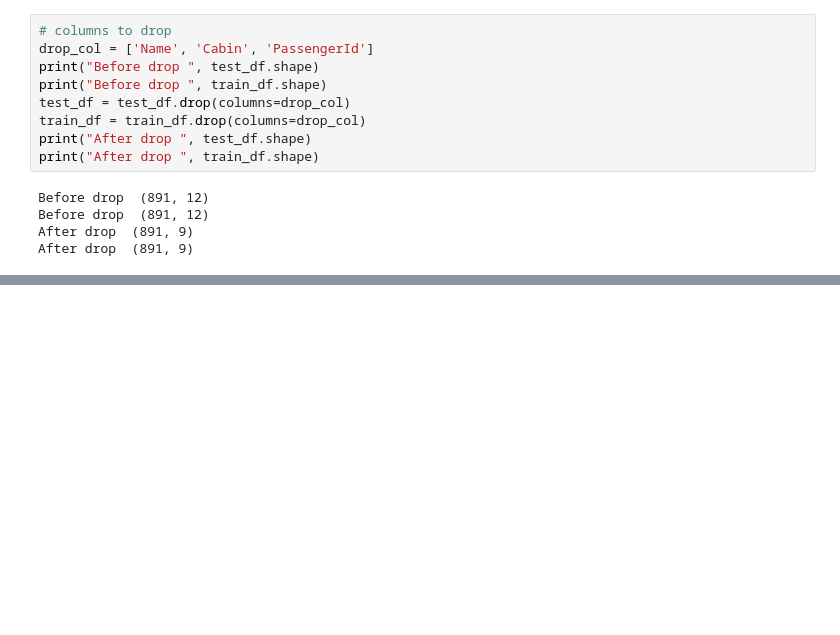
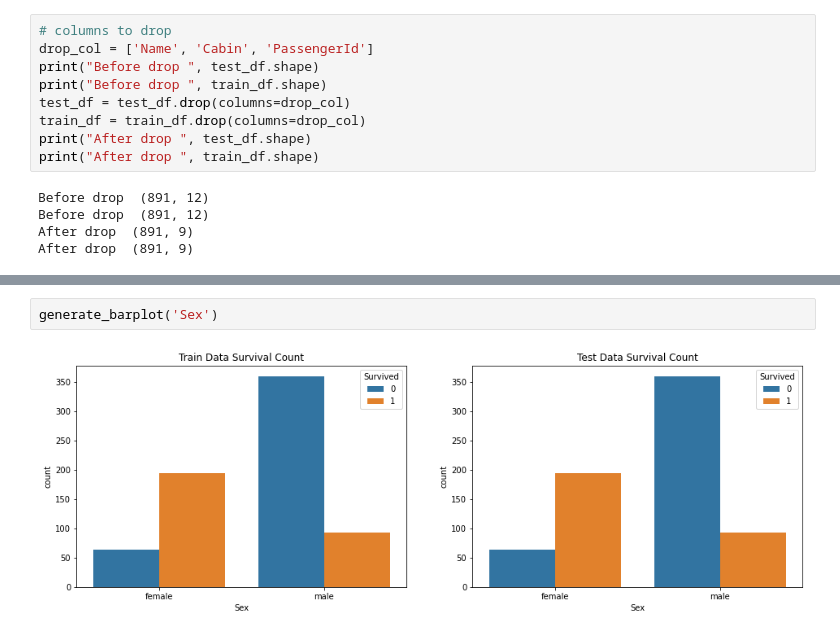
Before and after one commit to miebakso/machine-learning-projects, a Jupyter notebook: P1-titanic-dataset-competition/titanic.ipynb, the cells around one changed output, grey strips where cells are left out. Saved outputs shown, nothing was run; the diff lists cells and outputs as text; blank space fills up the shorter version.

```diff
--- a/P1-titanic-dataset-competition/titanic.ipynb
+++ b/P1-titanic-dataset-competition/titanic.ipynb
@@ -144,0 +286,4 @@ Name: Survived, dtype: int64
+# %%
+generate_barplot('Sex')
+# %% [output]
+[figure, added]
```
Also changed, not shown: parts of 33 cells of this notebook.
